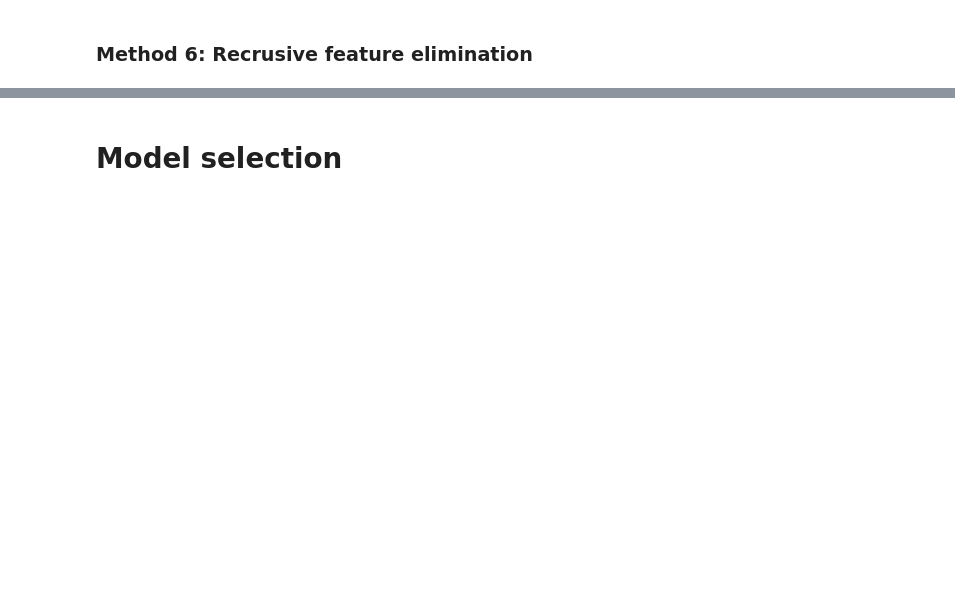
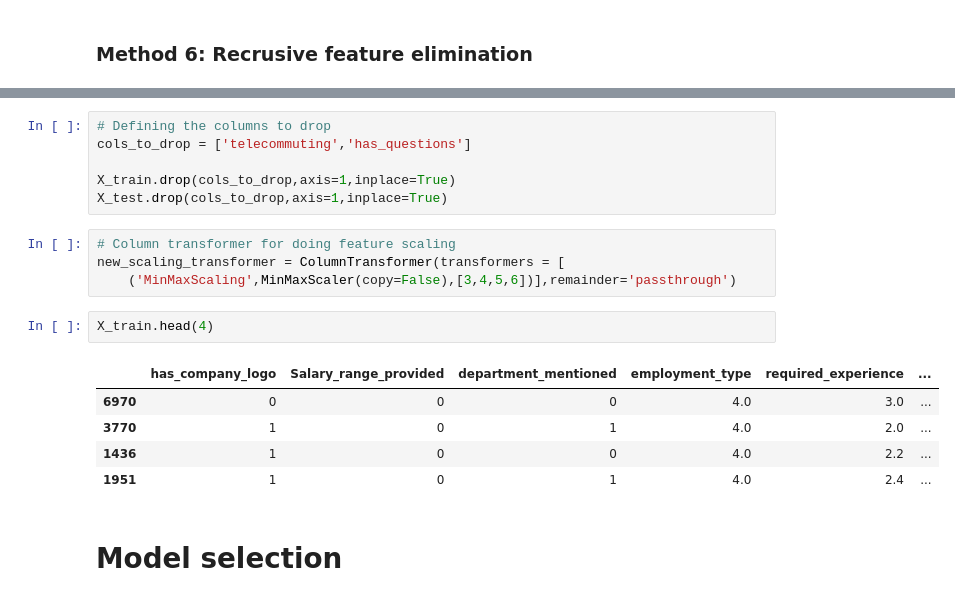
Before and after one commit to yuvraaj2002/AI_Projects, a Jupyter notebook: AI_Tutor/Notebook/Fake_Job_Posting.ipynb, the cells around one changed output, grey strips where cells are left out. Cells and saved outputs as stored; diff of their text form; blank space fills up the shorter version.

```diff
--- a/AI_Tutor/Notebook/Fake_Job_Posting.ipynb
+++ b/AI_Tutor/Notebook/Fake_Job_Posting.ipynb
@@ -515,3 +532,21 @@ plt.show()
+# %%
+# Defining the columns to drop
+cols_to_drop = ['telecommuting','has_questions']
+
+X_train.drop(cols_to_drop,axis=1,inplace=True)
+X_test.drop(cols_to_drop,axis=1,inplace=True)
+# %%
+# Column transformer for doing feature scaling
+new_scaling_transformer = ColumnTransformer(transformers = [
+    ('MinMaxScaling',MinMaxScaler(copy=False),[3,4,5,6])],remainder='passthrough')
+# %%
+X_train.head(4)
+# %% [output]
+|  | has_company_logo | Salary_range_provided | department_mentioned | employment_type | required_experience | ... |
+| 6970 | 0 | 0 | 0 | 4.0 | 3.0 | ... |
+| 3770 | 1 | 0 | 1 | 4.0 | 2.0 | ... |
+| 1436 | 1 | 0 | 0 | 4.0 | 2.2 | ... |
+| 1951 | 1 | 0 | 1 | 4.0 | 2.4 | ... |
 # %% [markdown]
 # Model selection
 # %%
```
Also changed, not shown: parts of 23 cells of this notebook.
